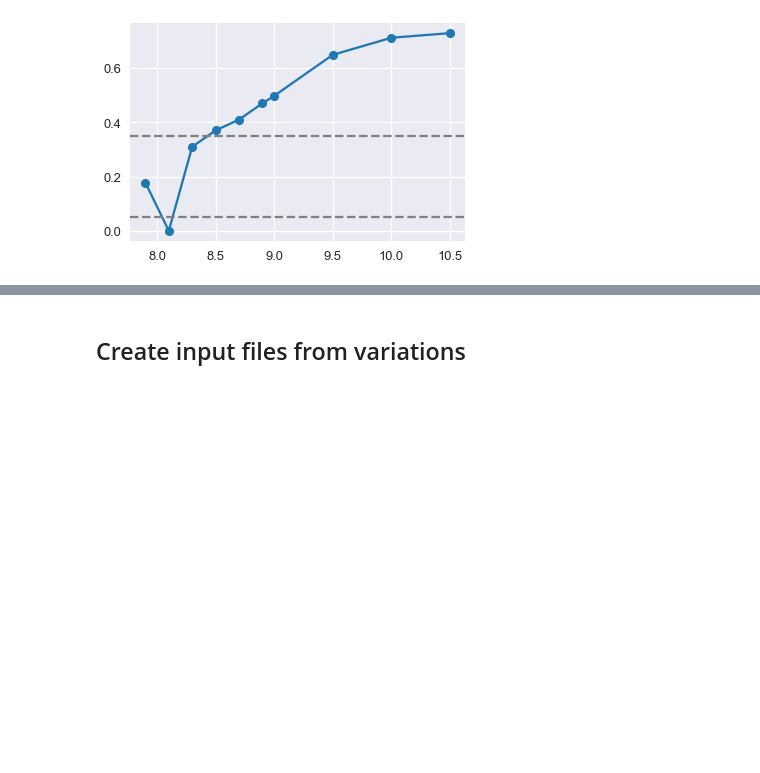
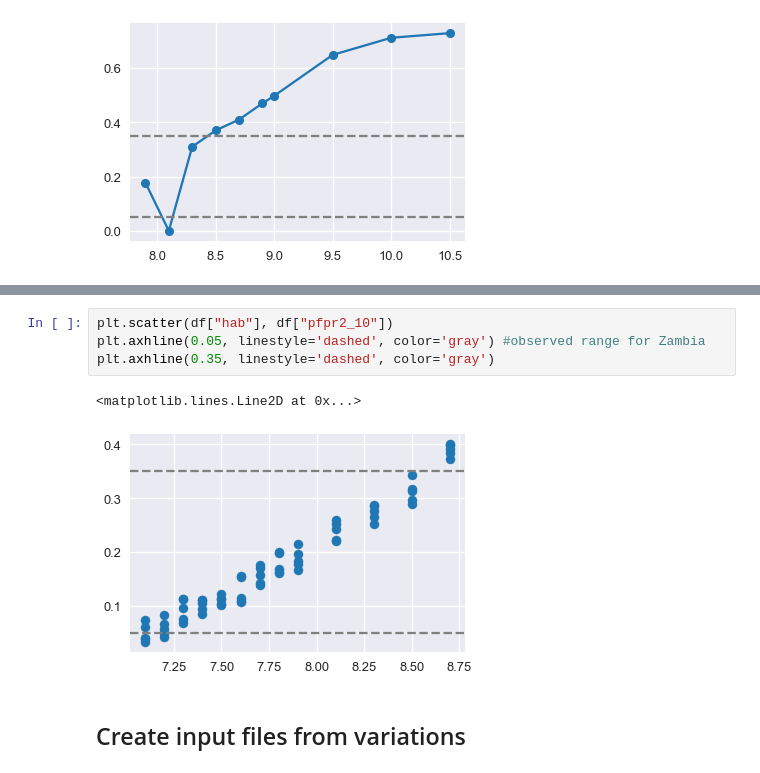
Before and after one commit to jgsuresh/malaria-sac-ipt_dtk-tools, a Jupyter notebook: notebooks/scratch.ipynb, the cells around one changed output, grey strips where cells are left out. Cells and saved outputs as stored; diff of their text form; blank space fills up the shorter version.

```diff
--- a/notebooks/scratch.ipynb
+++ b/notebooks/scratch.ipynb
@@ -31,3 +44,10 @@ plt.axhline(0.35, linestyle='dashed', color='gray')
+# %%
+plt.scatter(df["hab"], df["pfpr2_10"])
+plt.axhline(0.05, linestyle='dashed', color='gray') #observed range for Zambia
+plt.axhline(0.35, linestyle='dashed', color='gray')
+# %% [output]
+<matplotlib.lines.Line2D at 0x...>
+[figure, added]
 # %% [markdown]
 ## Create input files from variations
 # %%
```
Also changed, not shown: parts of 15 cells of this notebook, 14 other files.
